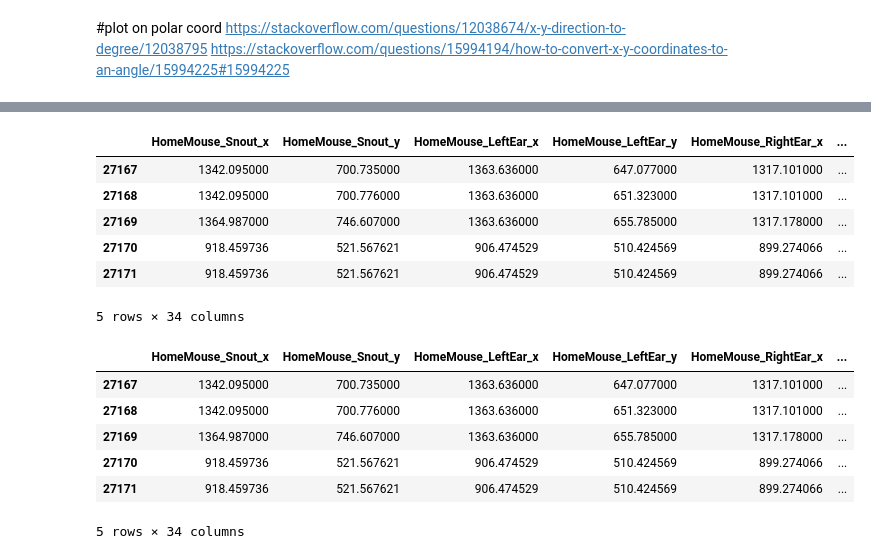
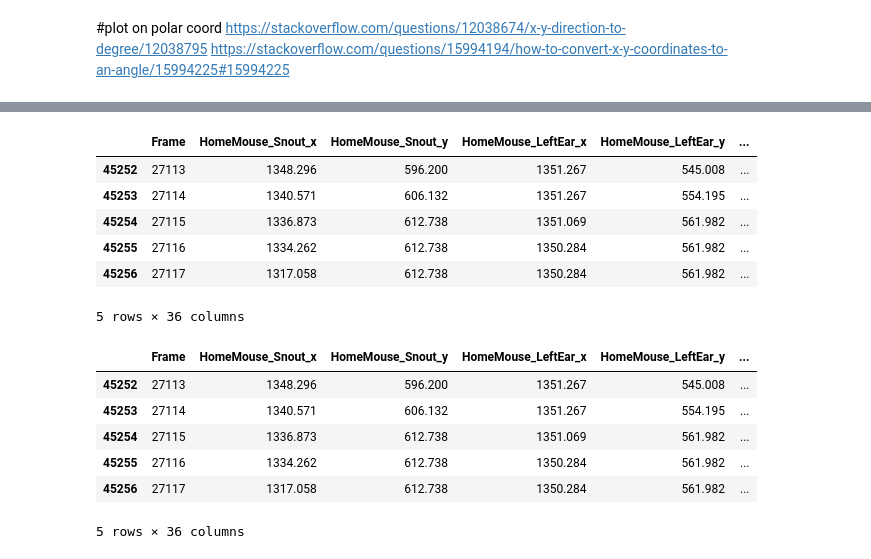
Before and after one commit to Frost-Lab-Utah/DLC, a Jupyter notebook: DLC_WT_social_trial.ipynb, the cells around one changed output, grey strips where cells are left out. Cells and saved outputs as stored; diff of their text form; code cells hidden in the pictures.

```diff
--- a/DLC_WT_social_trial.ipynb
+++ b/DLC_WT_social_trial.ipynb
@@ -619,6 +660,7 @@ all_average_distance_df.loc[126767:135806]
 # %%
 #Making grand total df's specifically for the time the familiar mouse is in the cage
 epoch3_average_distance_df=all_average_distance_df.copy()
+epoch3_marker_distance_df=all_marker_distance_df.copy()
 
 #Making total average df's for all mice
 
@@ -626,7 +668,13 @@ epoch3_average_distance_df=all_average_distance_df.copy()
 epoch3_average_distance_df=all_average_distance_df.loc[18129:27171].append([all_average_distance_df.loc[45251:54290],all_average_distance_df.loc[72470:81560],
                                                               all_average_distance_df.loc[99646:108688],all_average_distance_df.loc[126767:135806]]).reset_index().drop(columns=['index'])
 
+#Epoch 3 marker distances
+epoch3_marker_distance_df=all_marker_distance_df.loc[18129:27171].append([all_marker_distance_df.loc[45251:54290],all_marker_distance_df.loc[72470:81560],
+                                                              all_marker_distance_df.loc[99646:108688],all_marker_distance_df.loc[126767:135806]]).reset_index().drop(columns=['index'])
 
-epoch3_average_distance_df.head()
+
+#epoch3_average_distance_df.head()
 #epoch3_average_distance_df.tail()
+#epoch3_marker_distance_df.head()
+epoch3_marker_distance_df.tail()
 # %% [output]
@@ -908,5 +980,7 @@ trial_fov_df.head()
 # %%
 ### FOR DLC THE Y-AXIS STARTS (0) SUPERIOR AND INCREASES INFERIORILY ###
+
+
 
 #make loop to indicate which direction the mice are looking
     #Then do the loop to see if angles are good – in theroy these two together should give the number of frames they look at each other
@@ -916,8 +990,8 @@ m2direction=[]
 m3direction=[]
 
 #Mouse 1
-for t1x,t1y,s1x,s1y in zip(trial_fov_df.HomeMouse_Tailbase_x, trial_fov_df.HomeMouse_Tailbase_y,
-                            trial_fov_df.HomeMouse_Snout_x, trial_fov_df.HomeMouse_Snout_y):
+for t1x,t1y,s1x,s1y in zip(fov_df.HomeMouse_Tailbase_x, fov_df.HomeMouse_Tailbase_y,
+                            fov_df.HomeMouse_Snout_x, fov_df.HomeMouse_Snout_y):
         if t1x < s1x and t1y > s1y:
             m1direction.append('NE')
         elif t1x < s1x and t1y < s1y:
@@ -935,12 +1009,11 @@ for t1x,t1y,s1x,s1y in zip(trial_fov_df.HomeMouse_Tailbase_x, trial_fov_df.HomeM
                 m1direction.append('W')
             elif t1y > s1y:
                 m1direction.append('S')
-            elif t1y < s1y:
-                m1direction.append('N')
+            elif t1y < s1y:    m1direction.append('N')
 
 #mouse 2
-for t2x,t2y,s2x,s2y in zip(trial_fov_df.UnfamiliarMouse_Tailbase_x, trial_fov_df.UnfamiliarMouse_Tailbase_y,
-                            trial_fov_df.UnfamiliarMouse_Snout_x, trial_fov_df.UnfamiliarMouse_Snout_y):
+for t2x,t2y,s2x,s2y in zip(fov_df.UnfamiliarMouse_Tailbase_x, fov_df.UnfamiliarMouse_Tailbase_y,
+                            fov_df.UnfamiliarMouse_Snout_x, fov_df.UnfamiliarMouse_Snout_y):
     if t2x < s2x and t2y > s2y:
         m2direction.append('NE')
     elif t2x < s2x and t2y < s2y:
@@ -956,44 +1029,45 @@ for t2x,t2y,s2x,s2y in zip(trial_fov_df.UnfamiliarMouse_Tailbase_x, trial_fov_df
             m2direction.append('E')
         elif t2x > s2x:
             m2direction.append('W')
         elif t2y > s2y:
             m2direction.append('S')
         elif t2y < s2y:
             m2direction.append('N')
 
+
 #mouse 3
-for t3x,t3y,s3x,s3y in zip(trial_fov_df.FamiliarMouse_Tailbase_x, trial_fov_df.FamiliarMouse_Tailbase_y,
-                            trial_fov_df.FamiliarMouse_Snout_x, trial_fov_df.FamiliarMouse_Snout_y):
+for t3x,t3y,s3x,s3y in zip(fov_df.FamiliarMouse_Tailbase_x, fov_df.FamiliarMouse_Tailbase_y,
+                            fov_df.FamiliarMouse_Snout_x, fov_df.FamiliarMouse_Snout_y):
     if t3x < s3x and t3y > s3y:
         m3direction.append('NE')
     elif t3x < s3x and t3y < s3y:
         m3direction.append('SE')
     elif t3x > s3x and t3y > s3y:
         m3direction.append('NW')
     elif t3x > s3x and t3y < s3y:
         m3direction.append('SW')
 
     else:
 
         if t3x < s3x:
             m3direction.append('E')
         elif t3x > s3x:
             m3direction.append('W')
         elif t3y > s3y:
             m3direction.append('S')
         elif t3y < s3y:
             m3direction.append('N')
 
-trial_fov_df["M1direction"]=m1direction
-trial_fov_df["M2direction"]=m2direction
-trial_fov_df["M3direction"]=m3direction
-trial_fov_df.tail()
+fov_df["M1direction"]=m1direction
+fov_df["M2direction"]=m2direction
+fov_df["M3direction"]=m3direction
+fov_df.tail()
 # %% [output]
-|  | HomeMouse_Snout_x | HomeMouse_Snout_y | HomeMouse_LeftEar_x | HomeMouse_LeftEar_y | HomeMouse_RightEar_x | ... |
-| 27167 | 1342.095000 | 700.735000 | 1363.636000 | 647.077000 | 1317.101000 | ... |
-| 27168 | 1342.095000 | 700.776000 | 1363.636000 | 651.323000 | 1317.101000 | ... |
-| 27169 | 1364.987000 | 746.607000 | 1363.636000 | 655.785000 | 1317.178000 | ... |
-| 27170 | 918.459736 | 521.567621 | 906.474529 | 510.424569 | 899.274066 | ... |
-| 27171 | 918.459736 | 521.567621 | 906.474529 | 510.424569 | 899.274066 | ... |
+|  | Frame | HomeMouse_Snout_x | HomeMouse_Snout_y | HomeMouse_LeftEar_x | HomeMouse_LeftEar_y | ... |
+| 45252 | 27113 | 1348.296 | 596.200 | 1351.267 | 545.008 | ... |
+| 45253 | 27114 | 1340.571 | 606.132 | 1351.267 | 554.195 | ... |
+| 45254 | 27115 | 1336.873 | 612.738 | 1351.069 | 561.982 | ... |
+| 45255 | 27116 | 1334.262 | 612.738 | 1350.284 | 561.982 | ... |
+| 45256 | 27117 | 1317.058 | 612.738 | 1350.284 | 561.982 | ... |
-5 rows × 34 columns
+5 rows × 36 columns
 # %%
@@ -1003,7 +1078,7 @@ trial_fov_df.to_csv(f'trial directions.csv')
 look1=[]
 look2=[]
 
-for l1,l3 in zip(trial_fov_df.M1direction,trial_fov_df.M3direction):
+for l1,l3 in zip(fov_df.M1direction,fov_df.M3direction):
     if ((l3 == "NW" and l1 == "SE")
         or (l3 == "SW" and l1 == "NE")
         or (l3 == "NE" and l1 == "SW")
@@ -1016,7 +1091,7 @@ for l1,l3 in zip(trial_fov_df.M1direction,trial_fov_df.M3direction):
     else:
         look1.append(False)
 
-for l2,l3 in zip(trial_fov_df.M2direction,trial_fov_df.M3direction):
+for l2,l3 in zip(fov_df.M2direction,fov_df.M3direction):
     if  ((l3 == "NW" and l2 == "SE")
         or (l3 == "SW" and l2 == "NE")
         or (l3 == "NE" and l2 == "SW")
@@ -1029,17 +1104,17 @@ for l2,l3 in zip(trial_fov_df.M2direction,trial_fov_df.M3direction):
     else:
         look2.append(False)
 
-trial_fov_df['M1looking']=look1
-trial_fov_df['M2looking']=look2
-trial_fov_df.tail()
+fov_df['M1looking']=look1
+fov_df['M2looking']=look2
+fov_df.tail()
 # %% [output]
-|  | HomeMouse_Snout_x | HomeMouse_Snout_y | HomeMouse_LeftEar_x | HomeMouse_LeftEar_y | HomeMouse_RightEar_x | ... |
-| 27167 | 1342.095000 | 700.735000 | 1363.636000 | 647.077000 | 1317.101000 | ... |
-| 27168 | 1342.095000 | 700.776000 | 1363.636000 | 651.323000 | 1317.101000 | ... |
-| 27169 | 1364.987000 | 746.607000 | 1363.636000 | 655.785000 | 1317.178000 | ... |
-| 27170 | 918.459736 | 521.567621 | 906.474529 | 510.424569 | 899.274066 | ... |
-| 27171 | 918.459736 | 521.567621 | 906.474529 | 510.424569 | 899.274066 | ... |
+|  | Frame | HomeMouse_Snout_x | HomeMouse_Snout_y | HomeMouse_LeftEar_x | HomeMouse_LeftEar_y | ... |
+| 45252 | 27113 | 1348.296 | 596.200 | 1351.267 | 545.008 | ... |
+| 45253 | 27114 | 1340.571 | 606.132 | 1351.267 | 554.195 | ... |
+| 45254 | 27115 | 1336.873 | 612.738 | 1351.069 | 561.982 | ... |
+| 45255 | 27116 | 1334.262 | 612.738 | 1350.284 | 561.982 | ... |
+| 45256 | 27117 | 1317.058 | 612.738 | 1350.284 | 561.982 | ... |
-5 rows × 34 columns
+5 rows × 36 columns
 # %%
 # Mark if angles are within  +-45º of each other
 feild1=[]
```
Also changed, not shown: parts of 23 cells of this notebook.
